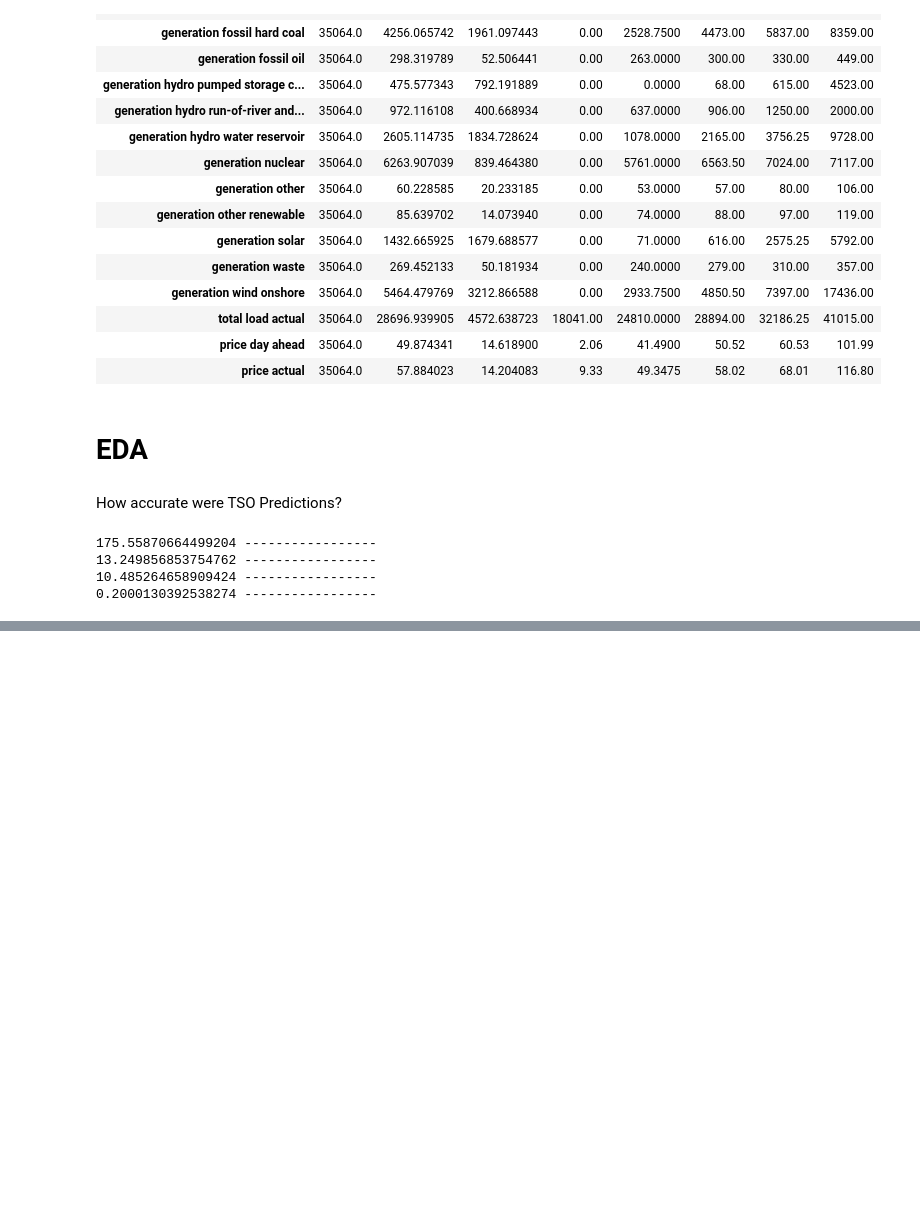
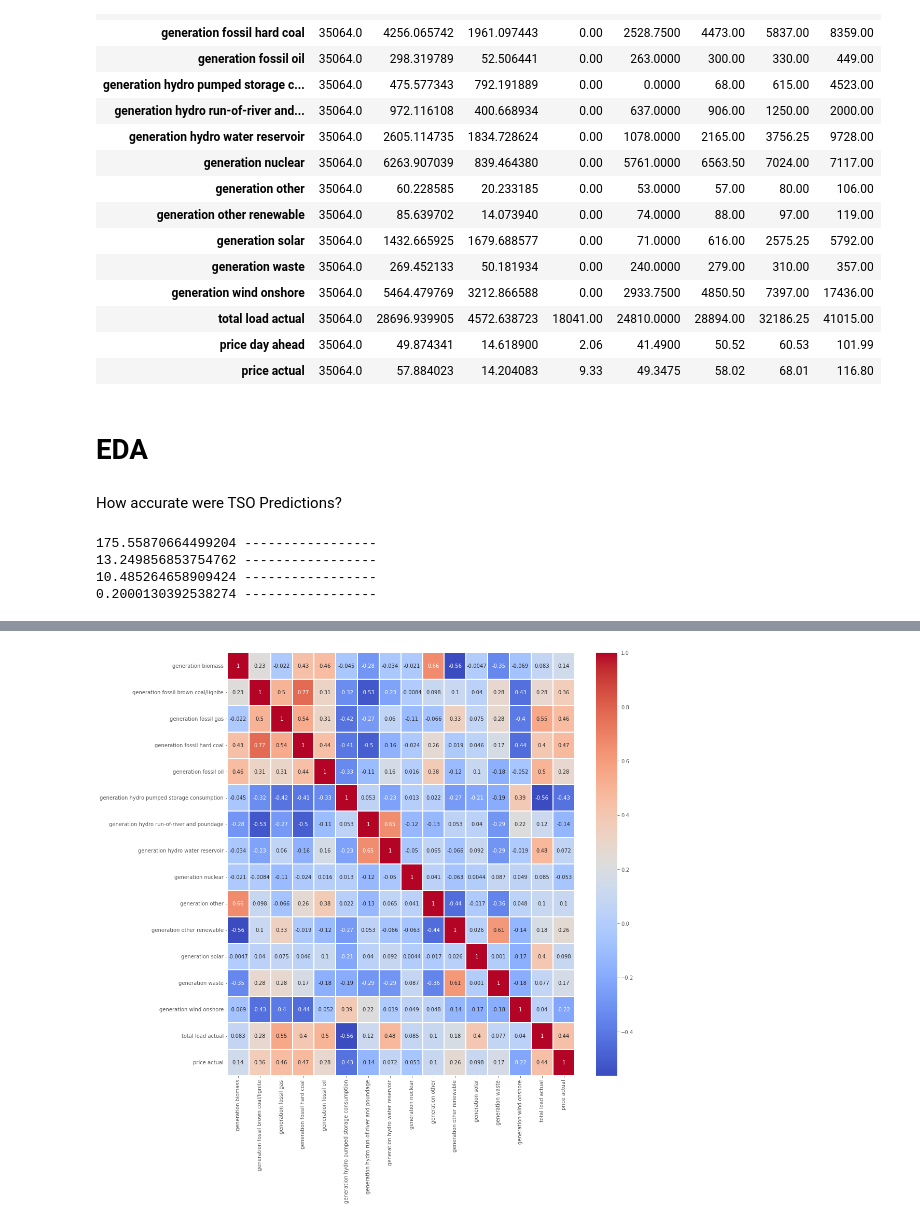
Before and after one commit to KishenSharma6/EnergyPricePredictor, a Jupyter notebook: Notebooks/EDA/EnergyDataEDA.ipynb, the cells around one changed output, grey strips where cells are left out. Saved outputs shown, nothing was run; the diff lists cells and outputs as text; code cells hidden in the pictures; blank space fills up the shorter version.

```diff
--- a/Notebooks/EDA/EnergyDataEDA.ipynb
+++ b/Notebooks/EDA/EnergyDataEDA.ipynb
@@ -160,2 +172,14 @@ plt.plot(clean_energy.index, tso_preds)
+# %%
+#drop price day ahead col for corr matrix
+temp= clean_energy.drop(["price day ahead"], axis= 1)
+
+
+#Correlation matrix
+f, ax= plt.subplots(figsize= (15,15))
+corrMatrix = temp.corr()
+sns.heatmap(corrMatrix, annot=True, linewidths= .2, cmap="coolwarm")
+plt.show()
+# %% [output]
+[figure, added]
 # %%
 #Is there correlation between target and weather?
```
Also changed, not shown: parts of 4 cells of this notebook.
